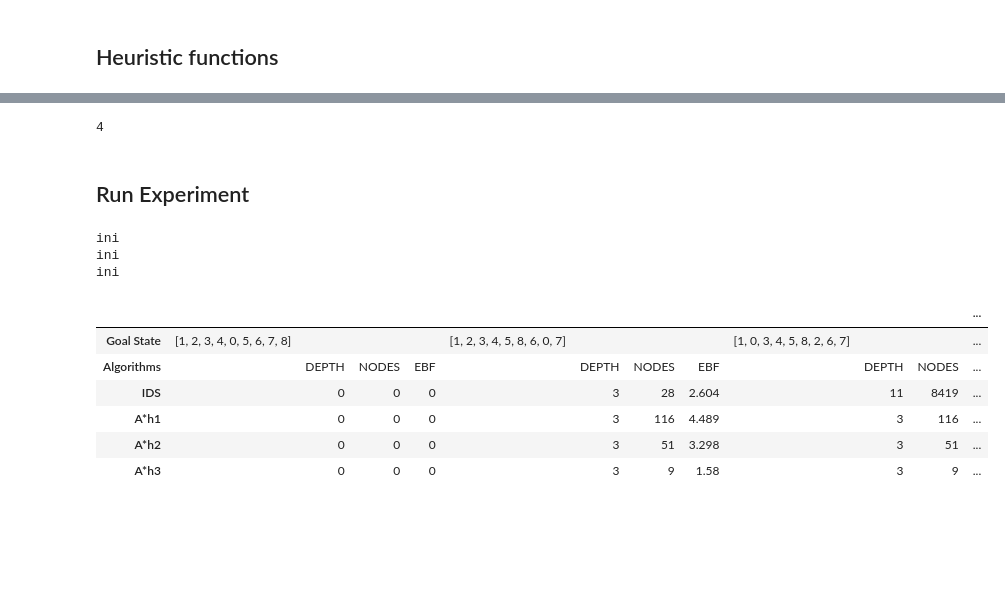
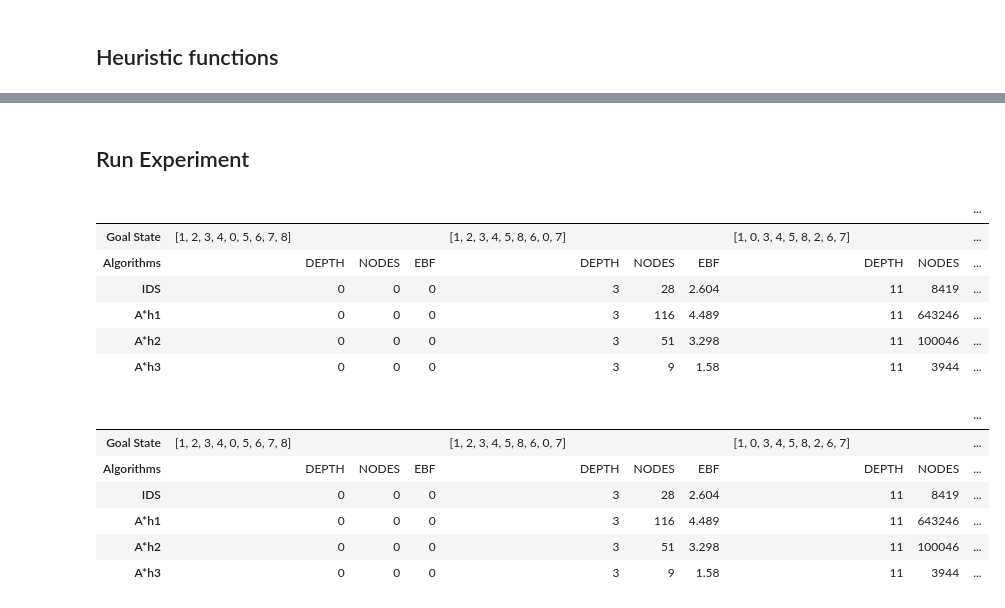
Before and after one commit to Ange9/ArtificcialIntelligence, a Jupyter notebook: Angelica-A3.ipynb, the cells around one changed output, grey strips where cells are left out. Cells and saved outputs as stored; diff of their text form; code cells hidden in the pictures; blank space fills up the shorter version.

```diff
--- a/Angelica-A3.ipynb
+++ b/Angelica-A3.ipynb
@@ -619,5 +578,5 @@ aStarSearch([1, 2, 3, 4, 0, 5, 6, 7, 8],actionsF_8p, takeActionF_8p,
 # %%
-def h3_8p(startState,goalState):
+def h4_8p(startState,goalState):
     misplacedTiles=0
 
     length= len(startState)
@@ -634,6 +593,4 @@ def h3_8p(startState,goalState):
 
     return misplacedTiles
 
-h3([7,2,4,5,0,6,8,3,1], [3,2,4,5,6,0,8,7,1])
+#h3([7,2,4,5,0,6,8,3,1], [3,2,4,5,6,0,8,7,1])'''
-# %% [output]
-4
@@ -640,3 +677,24 @@ h3([7,2,4,5,0,6,8,3,1], [3,2,4,5,6,0,8,7,1])
+# %%
+def h3_8p(startState, goalState):
+    result=0
+
+    length= len(startState)
+    dim= 0
+    for c in range(length):
+        counter=c**2
+        if counter==length:
+            dim=c
+    #Row Conflicts
+    for i in range(dim-1):
+        result += findConflicts(startState, i, 1,goalState);
+
+    #Column Conflicts
+    for i in range(dim-1):
+        result += findConflicts(startState, i, 0,goalState);
+
+    return manhathanDistance(startState,goalState)+result;
+
+#h3_8p([5,10,14,7,8,3,6,1,15,0,12,9,2,11,4,13],[1,2,3,4,5,6,7,8,9,10,11,12,13,14,15,0])
 # %% [markdown]
 ## Run Experiment
 # %%
@@ -646,17 +704,17 @@ def runExperiment(goalState1, goalState2, goalState3, heuristicFunctions):
     r=[]
     startState=[1, 2, 3, 4, 0, 5, 6, 7, 8]
 
-    iterativeDeepeningSearch(startState, goalState1, actionsF_8p, takeActionF_8p, 20)
+    iterativeDeepeningSearch(startState, goalState1, actionsF_8p, takeActionF_8p, 15)
     depth1=depth
     nNodes1=nNodes
     ebf1=ebf(nNodes1,depth1)
 
-    iterativeDeepeningSearch(startState, goalState2, actionsF_8p, takeActionF_8p, 20)
+    iterativeDeepeningSearch(startState, goalState2, actionsF_8p, takeActionF_8p, 15)
     depth2=depth
     nNodes2=nNodes
     ebf2=ebf(nNodes2,depth2)
 
-    iterativeDeepeningSearch(startState, goalState3, actionsF_8p, takeActionF_8p, 20)
+    iterativeDeepeningSearch(startState, goalState3, actionsF_8p, takeActionF_8p,15 )
     depth3=depth
     nNodes3=nNodes
     ebf3=ebf(nNodes3,depth3)
@@ -673,7 +731,6 @@ def runExperiment(goalState1, goalState2, goalState3, heuristicFunctions):
 
     for hF in heuristicFunctions:
 
-
             depth0=0
             nNodes0=0
             ebf0=ebf(nNodes0,depth0)
@@ -684,8 +741,6 @@ def runExperiment(goalState1, goalState2, goalState3, heuristicFunctions):
             nNodes1=nNodes
             ebf1=ebf(nNodes1,depth1)
 
-
-
             aStarSearch(startState,actionsF_8p, takeActionF_8p,
             lambda s: goalTestF_8p(s, goalState2),
             lambda s: hF(s,goalState2))
@@ -693,50 +748,54 @@ def runExperiment(goalState1, goalState2, goalState3, heuristicFunctions):
             nNodes2=nNodes
             ebf2=ebf(nNodes2,depth2)
 
-            '''aStarSearch(startState,actionsF_8p, takeActionF_8p,
+            aStarSearch(startState,actionsF_8p, takeActionF_8p,
             lambda s: goalTestF_8p(s, goalState3),
-            lambda s: hF(s,goalState3)) '''
+            lambda s: hF(s,goalState3))
             depth3=depth
             nNodes3=nNodes
             ebf3=ebf(nNodes3,depth3)
 
             df=pandas
             pd=pandas
 
             r.append(([depth1,nNodes1,ebf1],[depth2,nNodes2,ebf2],[depth3,nNodes3,ebf3]))
-
-
-
-
 
     r0=r[0]
     r1=r[1]
     r2=r[2]
     r3=r[3]
 
 
     return pd.DataFrame([( goalState1,'', '','',goalState2 ,'', '','',goalState3,  '', '',''),
                         ( ' ','DEPTH', 'NODES','EBF','  ' ,'DEPTH', 'NODES','EBF',' ',  'DEPTH', 'NODES','EBF'),
                          ( ' ',r0[0][0], r0[0][1],r0[0][2],' ' ,r0[1][0], r0[1][1],r0[1][2],' ',  r0[2][0], r0[2][1],r0[2][2]),
                         ( ' ',r1[0][0], r1[0][1],r1[0][2],' ' ,r1[1][0], r1[1][1],r1[1][2],' ',  r1[2][0], r1[2][1],r1[2][2]),
                         ( ' ',r2[0][0], r2[0][1],r2[0][2],' ' ,r2[1][0], r2[1][1],r2[1][2],' ',  r2[2][0], r2[2][1],r2[2][2]),
                         ( ' ',r3[0][0], r3[0][1],r3[0][2],' ' ,r3[1][0], r3[1][1],r3[1][2],' ',  r3[2][0], r3[2][1],r3[2][2])],
                        columns=['','','','','','','','','','','',''], index=['Goal State','Algorithms','IDS','A*h1','A*h2', 'A*h3'])
 
 runExperiment([1, 2, 3, 4, 0, 5, 6, 7, 8], [1, 2, 3, 4, 5, 8, 6, 0, 7], [1, 0, 3, 4, 5, 8, 2, 6, 7] , [h1_8p, h2_8p, h3_8p])
+runExperiment([1, 2, 3, 4, 0, 5, 6, 7, 8], [1, 2, 3, 4, 5, 8, 6, 0, 7], [1, 0, 3, 4, 5, 8, 2, 6, 7] , [h1_8p, h2_8p, h3_8p])
 # %% [output]
-ini
-ini
-ini
 |  |  |  |  |  |  |  |  |  |  |  |  | ... |
 | Goal State | [1, 2, 3, 4, 0, 5, 6, 7, 8] |  |  |  | [1, 2, 3, 4, 5, 8, 6, 0, 7] |  |  |  | [1, 0, 3, 4, 5, 8, 2, 6, 7] |  |  | ... |
 | Algorithms |  | DEPTH | NODES | EBF |  | DEPTH | NODES | EBF |  | DEPTH | NODES | ... |
 | IDS |  | 0 | 0 | 0 |  | 3 | 28 | 2.604 |  | 11 | 8419 | ... |
-| A*h1 |  | 0 | 0 | 0 |  | 3 | 116 | 4.489 |  | 3 | 116 | ... |
-| A*h2 |  | 0 | 0 | 0 |  | 3 | 51 | 3.298 |  | 3 | 51 | ... |
-| A*h3 |  | 0 | 0 | 0 |  | 3 | 9 | 1.58 |  | 3 | 9 | ... |
+| A*h1 |  | 0 | 0 | 0 |  | 3 | 116 | 4.489 |  | 11 | 643246 | ... |
+| A*h2 |  | 0 | 0 | 0 |  | 3 | 51 | 3.298 |  | 11 | 100046 | ... |
+| A*h3 |  | 0 | 0 | 0 |  | 3 | 9 | 1.58 |  | 11 | 3944 | ... |
 # %%
 # from A3mysolution import *
+# %%
+runExperiment([1, 2, 3, 4, 0, 5, 6, 7, 8], [1, 2, 3, 4, 5, 8, 6, 0, 7], [1, 0, 3, 4, 5, 8, 2, 6, 7] , [h1_8p, h2_8p, h3_8p])
+# %% [output]
+|  |  |  |  |  |  |  |  |  |  |  |  | ... |
+| Goal State | [1, 2, 3, 4, 0, 5, 6, 7, 8] |  |  |  | [1, 2, 3, 4, 5, 8, 6, 0, 7] |  |  |  | [1, 0, 3, 4, 5, 8, 2, 6, 7] |  |  | ... |
+| Algorithms |  | DEPTH | NODES | EBF |  | DEPTH | NODES | EBF |  | DEPTH | NODES | ... |
+| IDS |  | 0 | 0 | 0 |  | 3 | 28 | 2.604 |  | 11 | 8419 | ... |
+| A*h1 |  | 0 | 0 | 0 |  | 3 | 116 | 4.489 |  | 11 | 643246 | ... |
+| A*h2 |  | 0 | 0 | 0 |  | 3 | 51 | 3.298 |  | 11 | 100046 | ... |
+| A*h3 |  | 0 | 0 | 0 |  | 3 | 9 | 1.58 |  | 11 | 3944 | ... |
 # %%
 %run -i A3grader.py
 # %% [output]
```
Also changed, not shown: parts of 36 cells of this notebook.
